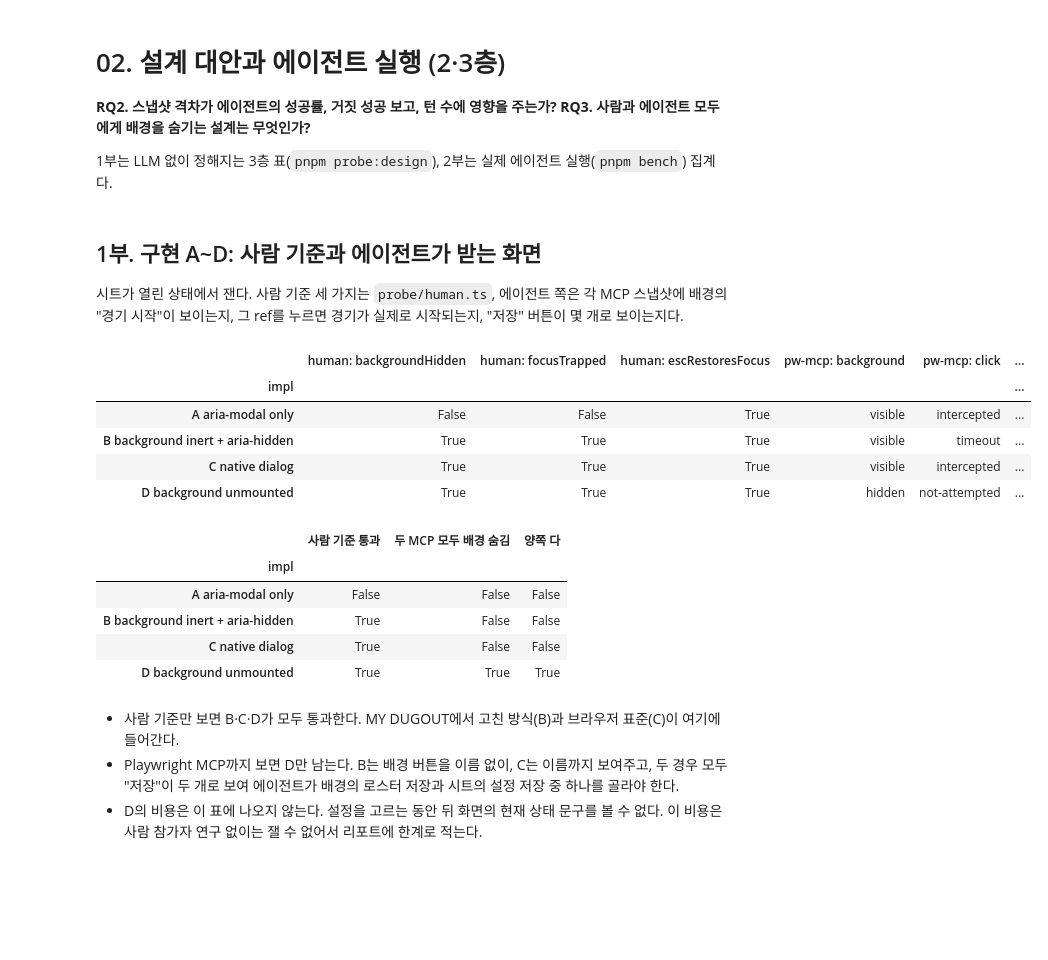
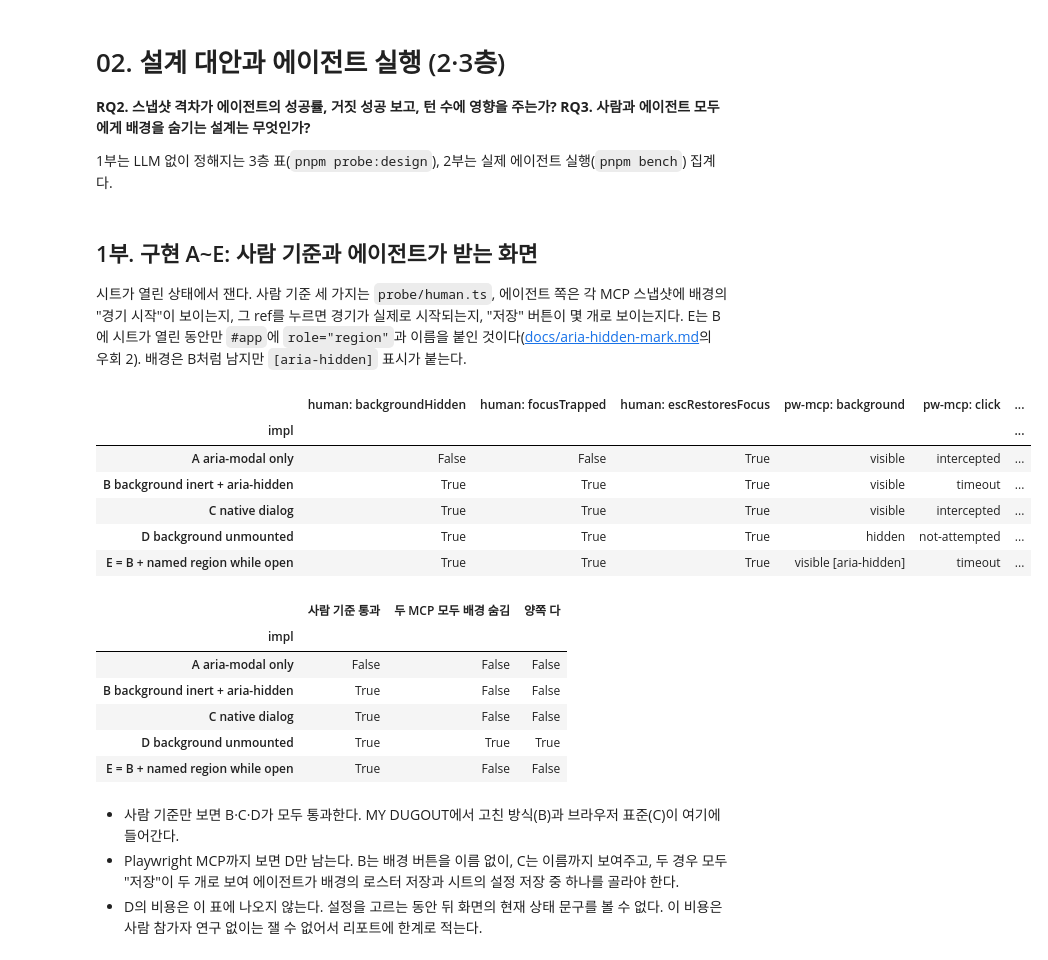
Before and after one commit to leeeeeseojin/agent-a11y-gap, a Jupyter notebook: analysis/02_agent_runs.ipynb, the cells around one changed output. Saved outputs shown, nothing was run; the diff lists cells and outputs as text; code cells hidden in the pictures; blank space fills up the shorter version.

```diff
--- a/analysis/02_agent_runs.ipynb
+++ b/analysis/02_agent_runs.ipynb
@@ -17,32 +17,35 @@ from common import *
 setup_style()
 pd.set_option("display.max_colwidth", 90)
 # %% [markdown]
-## 1부. 구현 A~D: 사람 기준과 에이전트가 받는 화면
+## 1부. 구현 A~E: 사람 기준과 에이전트가 받는 화면
 
 시트가 열린 상태에서 잰다. 사람 기준 세 가지는 `probe/human.ts`, 에이전트 쪽은 각 MCP 스냅샷에
 배경의 "경기 시작"이 보이는지, 그 ref를 누르면 경기가 실제로 시작되는지, "저장" 버튼이 몇 개로 보이는지다.
+E는 B에 시트가 열린 동안만 `#app`에 `role="region"`과 이름을 붙인 것이다([docs/aria-hidden-mark.md](../docs/aria-hidden-mark.md)의 우회 2). 배경은 B처럼 남지만 `[aria-hidden]` 표시가 붙는다.
 # %%
 design = load_json(RUNS / "layer3" / "latest.json")
 IMPL_NAMES = {"A": "A aria-modal only", "B": "B background inert + aria-hidden",
-              "C": "C native dialog", "D": "D background unmounted"}
+              "C": "C native dialog", "D": "D background unmounted",
+              "E": "E = B + named region while open"}
 rows = []
 for r in design["rows"]:
     row = {"impl": IMPL_NAMES[r["impl"]], **{f"human: {k}": v for k, v in r["human"].items()}}
     for a in r["agent"]:
         short = "pw-mcp" if a["tool"].startswith("pw") else "devtools-mcp"
-        row[f"{short}: background"] = "visible" if a["exposed"] else "hidden"
+        row[f"{short}: background"] = ("visible [aria-hidden]" if a.get("marked") else "visible") if a["exposed"] else "hidden"
         row[f"{short}: click"] = a["click"]
         row[f"{short}: '저장' buttons"] = a["saveButtons"]
     rows.append(row)
 table = pd.DataFrame(rows).set_index("impl")
 table
 # %% [output]
 |  | human: backgroundHidden | human: focusTrapped | human: escRestoresFocus | pw-mcp: background | pw-mcp: click | ... |
 | impl |  |  |  |  |  | ... |
 | A aria-modal only | False | False | True | visible | intercepted | ... |
 | B background inert + aria-hidden | True | True | True | visible | timeout | ... |
 | C native dialog | True | True | True | visible | intercepted | ... |
 | D background unmounted | True | True | True | hidden | not-attempted | ... |
+| E = B + named region while open | True | True | True | visible [aria-hidden] | timeout | ... |
 # %%
 human_ok = table.filter(like="human:").all(axis=1)
 agent_ok = (table["pw-mcp: background"] == "hidden") & (table["devtools-mcp: background"] == "hidden")
@@ -54,6 +57,7 @@ pd.DataFrame({"사람 기준 통과": human_ok, "두 MCP 모두 배경 숨김":
 | B background inert + aria-hidden | True | False | False |
 | C native dialog | True | False | False |
 | D background unmounted | True | True | True |
+| E = B + named region while open | True | False | False |
 # %% [markdown]
 - 사람 기준만 보면 B·C·D가 모두 통과한다. MY DUGOUT에서 고친 방식(B)과 브라우저 표준(C)이 여기에 들어간다.
 - Playwright MCP까지 보면 D만 남는다. B는 배경 버튼을 이름 없이, C는 이름까지 보여주고, 두 경우 모두
```
Also changed, not shown: parts of 11 cells of this notebook, 1 other file.
